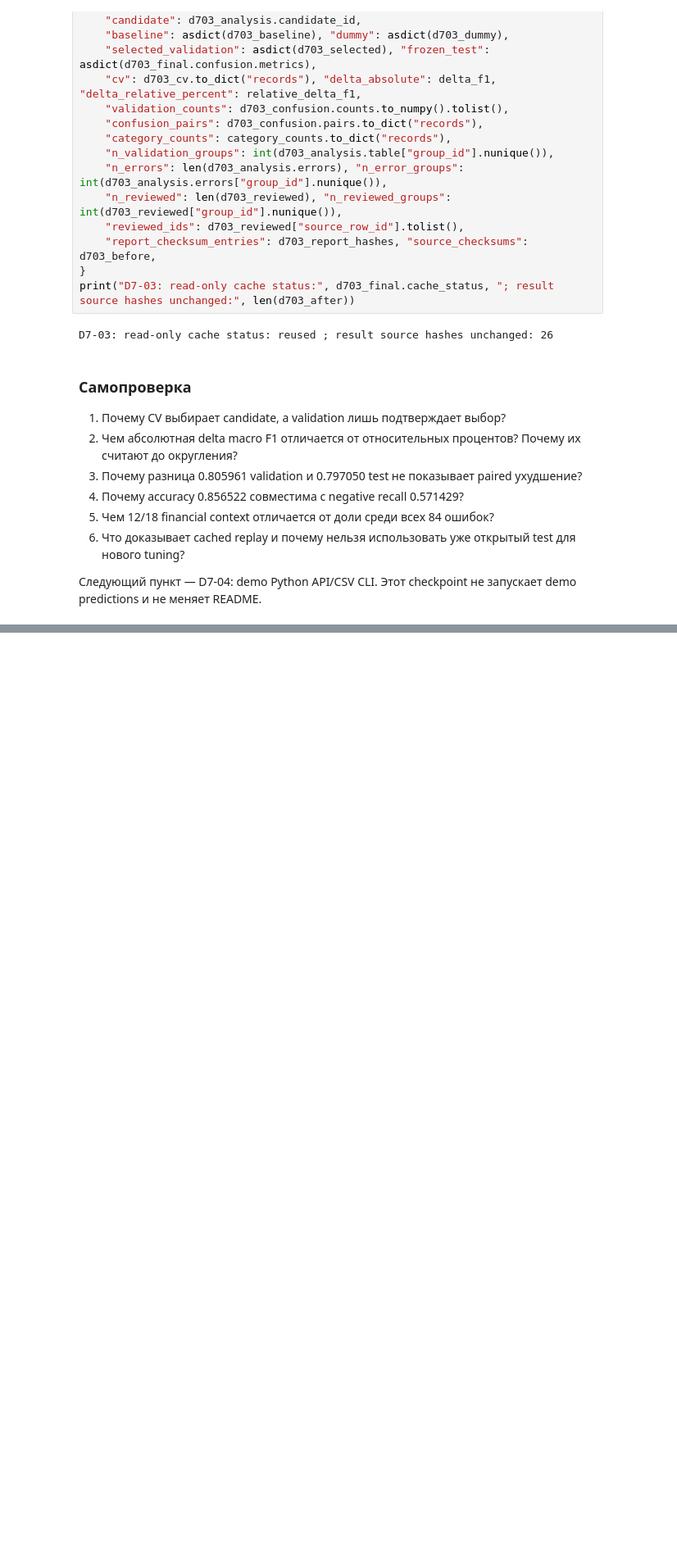
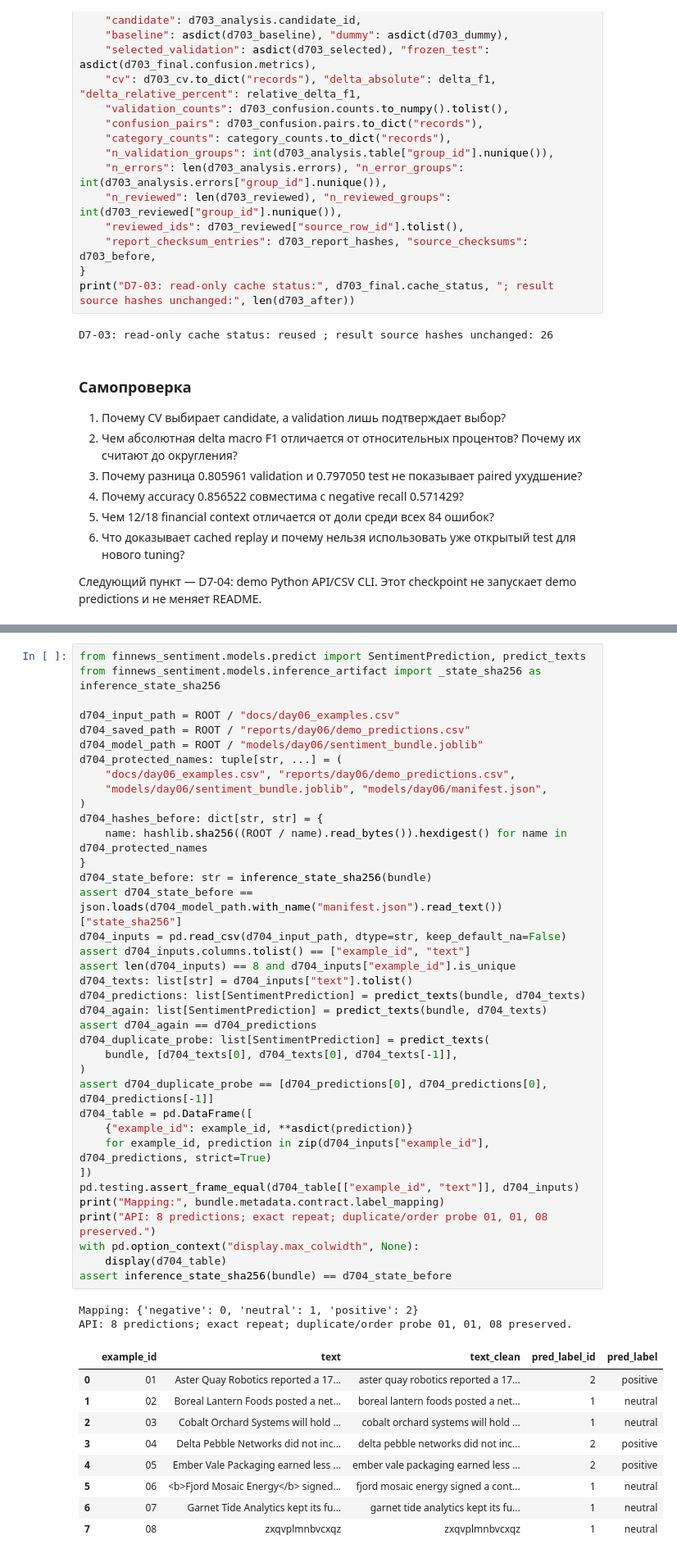
Before and after one commit to HomeboyMakkri/Text-classification, a Jupyter notebook: notebooks/day07_review.ipynb, the cells around one changed output, grey strips where cells are left out. Shown at 82% size. Cells and saved outputs as stored; diff of their text form; blank space fills up the shorter version.

Commit message:
docs: add Day07 inference demo and parity checks

```diff
--- a/notebooks/day07_review.ipynb
+++ b/notebooks/day07_review.ipynb
@@ -620,0 +629,49 @@ D7-03: read-only cache status: reused ; result source hashes unchanged: 26
+# %%
+from finnews_sentiment.models.predict import SentimentPrediction, predict_texts
+from finnews_sentiment.models.inference_artifact import _state_sha256 as inference_state_sha256
+
+d704_input_path = ROOT / "docs/day06_examples.csv"
+d704_saved_path = ROOT / "reports/day06/demo_predictions.csv"
+d704_model_path = ROOT / "models/day06/sentiment_bundle.joblib"
+d704_protected_names: tuple[str, ...] = (
+    "docs/day06_examples.csv", "reports/day06/demo_predictions.csv",
+    "models/day06/sentiment_bundle.joblib", "models/day06/manifest.json",
+)
+d704_hashes_before: dict[str, str] = {
+    name: hashlib.sha256((ROOT / name).read_bytes()).hexdigest() for name in d704_protected_names
+}
+d704_state_before: str = inference_state_sha256(bundle)
+assert d704_state_before == json.loads(d704_model_path.with_name("manifest.json").read_text())["state_sha256"]
+d704_inputs = pd.read_csv(d704_input_path, dtype=str, keep_default_na=False)
+assert d704_inputs.columns.tolist() == ["example_id", "text"]
+assert len(d704_inputs) == 8 and d704_inputs["example_id"].is_unique
+d704_texts: list[str] = d704_inputs["text"].tolist()
+d704_predictions: list[SentimentPrediction] = predict_texts(bundle, d704_texts)
+d704_again: list[SentimentPrediction] = predict_texts(bundle, d704_texts)
+assert d704_again == d704_predictions
+d704_duplicate_probe: list[SentimentPrediction] = predict_texts(
+    bundle, [d704_texts[0], d704_texts[0], d704_texts[-1]],
+)
+assert d704_duplicate_probe == [d704_predictions[0], d704_predictions[0], d704_predictions[-1]]
+d704_table = pd.DataFrame([
+    {"example_id": example_id, **asdict(prediction)}
+    for example_id, prediction in zip(d704_inputs["example_id"], d704_predictions, strict=True)
+])
+pd.testing.assert_frame_equal(d704_table[["example_id", "text"]], d704_inputs)
+print("Mapping:", bundle.metadata.contract.label_mapping)
+print("API: 8 predictions; exact repeat; duplicate/order probe 01, 01, 08 preserved.")
+with pd.option_context("display.max_colwidth", None):
+    display(d704_table)
+assert inference_state_sha256(bundle) == d704_state_before
+# %% [output]
+Mapping: {'negative': 0, 'neutral': 1, 'positive': 2}
+API: 8 predictions; exact repeat; duplicate/order probe 01, 01, 08 preserved.
+|  | example_id | text | text_clean | pred_label_id | pred_label |
+| 0 | 01 | Aster Quay Robotics reported a 17... | aster quay robotics reported a 17... | 2 | positive |
+| 1 | 02 | Boreal Lantern Foods posted a net... | boreal lantern foods posted a net... | 1 | neutral |
+| 2 | 03 | Cobalt Orchard Systems will hold ... | cobalt orchard systems will hold ... | 1 | neutral |
+| 3 | 04 | Delta Pebble Networks did not inc... | delta pebble networks did not inc... | 2 | positive |
+| 4 | 05 | Ember Vale Packaging earned less ... | ember vale packaging earned less ... | 2 | positive |
+| 5 | 06 | <b>Fjord Mosaic Energy</b> signed... | fjord mosaic energy signed a cont... | 1 | neutral |
+| 6 | 07 | Garnet Tide Analytics kept its fu... | garnet tide analytics kept its fu... | 1 | neutral |
+| 7 | 08 | zxqvplmnbvcxqz | zxqvplmnbvcxqz | 1 | neutral |
```
Also changed, not shown: parts of 5 cells of this notebook, 2 other files.
